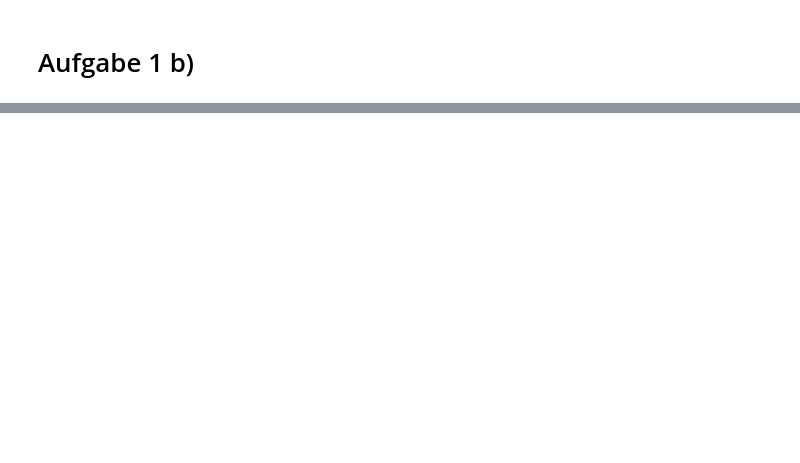
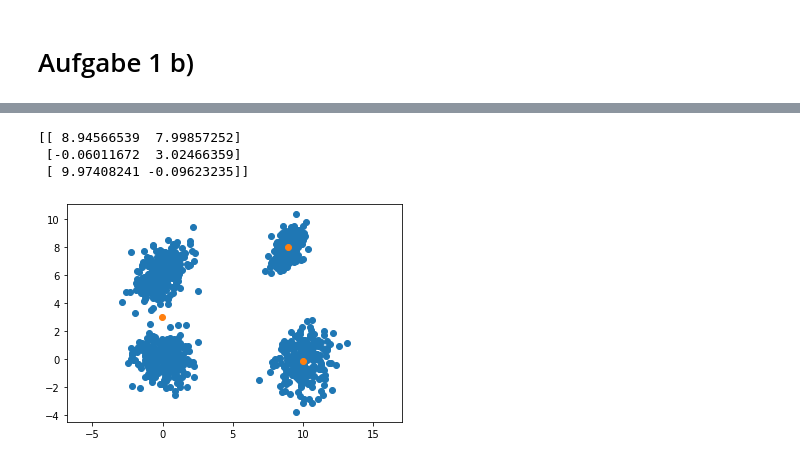
Before and after one commit to Johannes-Gross/ML1_Repo, a Jupyter notebook: Sheet1/main.ipynb, the cells around one changed output, grey strips where cells are left out. Saved outputs shown, nothing was run; the diff lists cells and outputs as text; code cells hidden in the pictures; blank space fills up the shorter version.

```diff
--- a/Sheet1/main.ipynb
+++ b/Sheet1/main.ipynb
@@ -125,0 +217,14 @@ print(correct_frac)
+# %%
+kmeans = KMeans(n_clusters=3, init='random', algorithm='full')
+kmeans.fit(D)
+centers = kmeans.cluster_centers_
+print(centers)
+plt.scatter(D[:,0], D[:,1])
+plt.scatter(centers[:,0],centers[:,1])
+plt.axis('equal')
+plt.show()
+# %% [output]
+[[ 8.94566539  7.99857252]
+ [-0.06011672  3.02466359]
+ [ 9.97408241 -0.09623235]]
+[figure, added]
```
Also changed, not shown: parts of 24 cells of this notebook.
